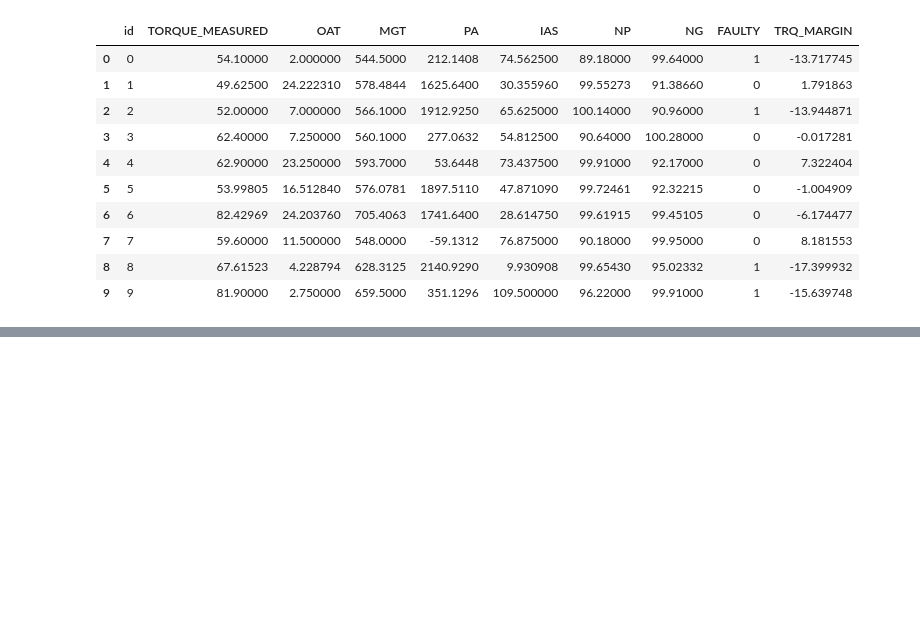
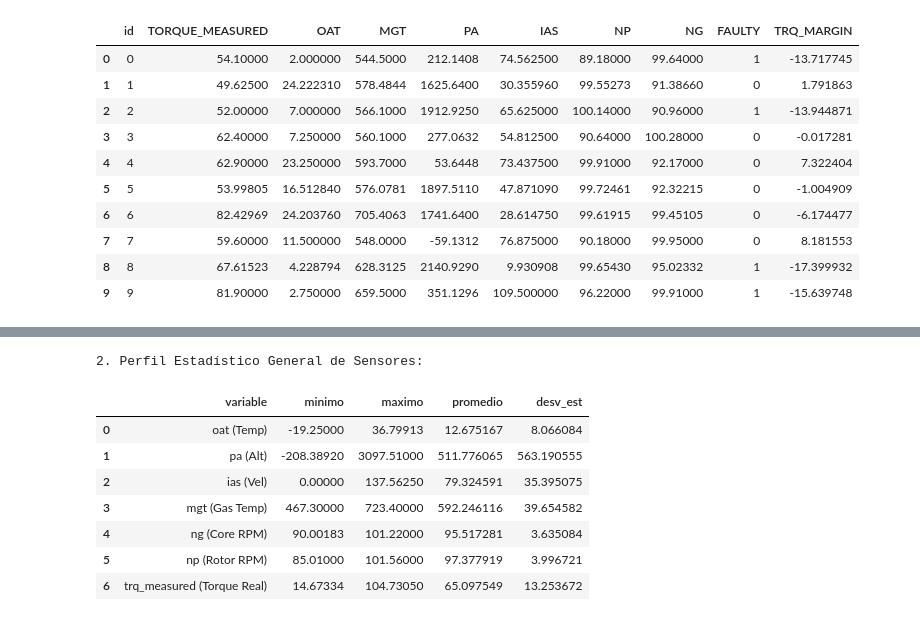
Before and after one commit to Catalinaqi/Project_MPPR-AI_B_PHM_America_2024, a Jupyter notebook: notebooks/00_pre_analysis-part-1.ipynb, the cells around one changed output, grey strips where cells are left out. Drawn from its saved outputs; the diff is of its cells as text; code cells hidden in the pictures; blank space fills up the shorter version.

```diff
--- a/notebooks/test_read_data.ipynb
+++ b/notebooks/00_pre_analysis-part-1.ipynb
@@ -378,0 +393,17 @@ display(legend_df)
+# %%
+
+
+# 1. Configurar Pandas para mostrar TODO el texto de las celdas sin truncar
+pd.set_option('display.max_colwidth', None)
+
+# 2. Asegurar que no oculte columnas si la tabla es ancha
+pd.set_option('display.max_columns', None)
+
+# 3. Asegurar que muestre todas las filas de la tabla de referencia
+pd.set_option('display.max_rows', None)
+
+# 4. Ejecutar la consulta y guardar el resultado en un DataFrame
+df_referencia = con.sql("SELECT * FROM referencia_limites").df()
+
+# 5. Visualizar la tabla completa de manera limpia
+display(df_referencia)
@@ -378,0 +466,33 @@ display(legend_df)
+# %%
+# -------------------------------------------------------------------------
+# QUERY 2: Perfil Estadístico Completo para Identificar Outliers
+# -------------------------------------------------------------------------
+query_stats = f"""
+SELECT 'oat (Temp)' AS variable, MIN(oat) AS minimo, MAX(oat) AS maximo, AVG(oat) AS promedio, STDDEV(oat) AS desv_est FROM read_csv_auto('{path_raw_train}')
+UNION ALL
+SELECT 'pa (Alt)', MIN(pa), MAX(pa), AVG(pa), STDDEV(pa) FROM read_csv_auto('{path_raw_train}')
+UNION ALL
+SELECT 'ias (Vel)', MIN(ias), MAX(ias), AVG(ias), STDDEV(ias) FROM read_csv_auto('{path_raw_train}')
+UNION ALL
+SELECT 'mgt (Gas Temp)', MIN(mgt), MAX(mgt), AVG(mgt), STDDEV(mgt) FROM read_csv_auto('{path_raw_train}')
+UNION ALL
+SELECT 'ng (Core RPM)', MIN(ng), MAX(ng), AVG(ng), STDDEV(ng) FROM read_csv_auto('{path_raw_train}')
+UNION ALL
+SELECT 'np (Rotor RPM)', MIN(np), MAX(np), AVG(np), STDDEV(np) FROM read_csv_auto('{path_raw_train}')
+UNION ALL
+SELECT 'trq_measured (Torque Real)', MIN(trq_measured), MAX(trq_measured), AVG(trq_measured), STDDEV(trq_measured) FROM read_csv_auto('{path_raw_train}')
+"""
+
+print("\n2. Perfil Estadístico General de Sensores:")
+df_stats = con.sql(query_stats).df()
+display(df_stats)
+# %% [output]
+2. Perfil Estadístico General de Sensores:
+|  | variable | minimo | maximo | promedio | desv_est |
+| 0 | oat (Temp) | -19.25000 | 36.79913 | 12.675167 | 8.066084 |
+| 1 | pa (Alt) | -208.38920 | 3097.51000 | 511.776065 | 563.190555 |
+| 2 | ias (Vel) | 0.00000 | 137.56250 | 79.324591 | 35.395075 |
+| 3 | mgt (Gas Temp) | 467.30000 | 723.40000 | 592.246116 | 39.654582 |
+| 4 | ng (Core RPM) | 90.00183 | 101.22000 | 95.517281 | 3.635084 |
+| 5 | np (Rotor RPM) | 85.01000 | 101.56000 | 97.377919 | 3.996721 |
+| 6 | trq_measured (Torque Real) | 14.67334 | 104.73050 | 65.097549 | 13.253672 |
```
Also changed, not shown: parts of 19 cells of this notebook, 22 other files.
